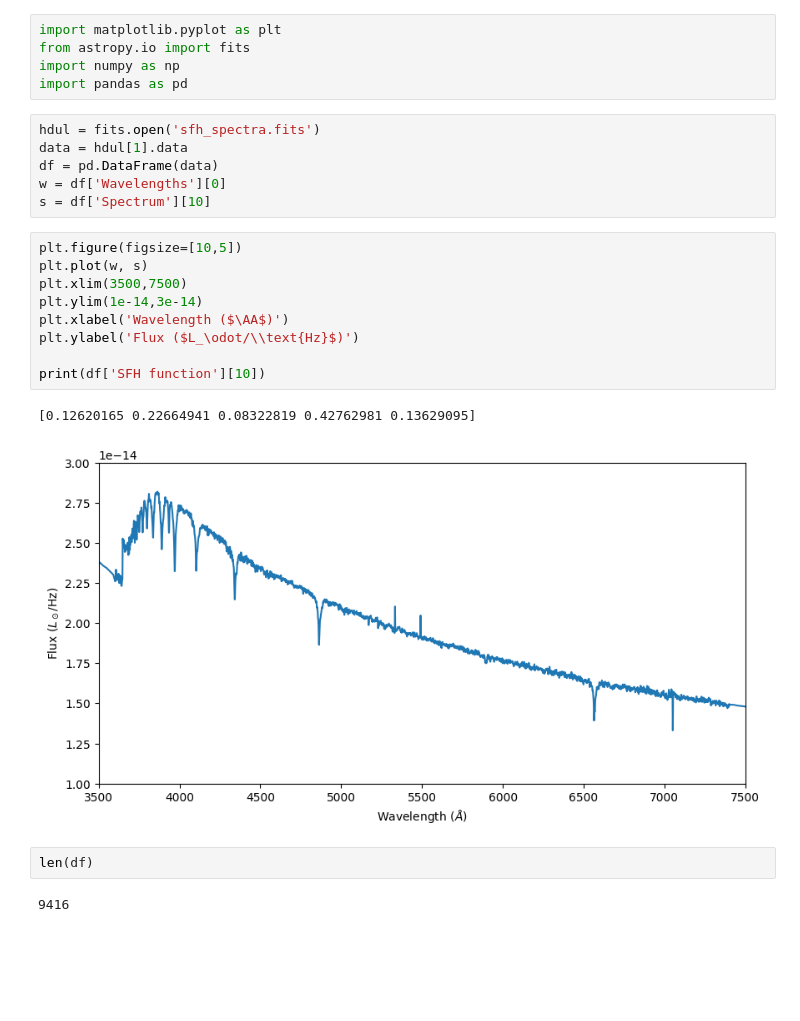
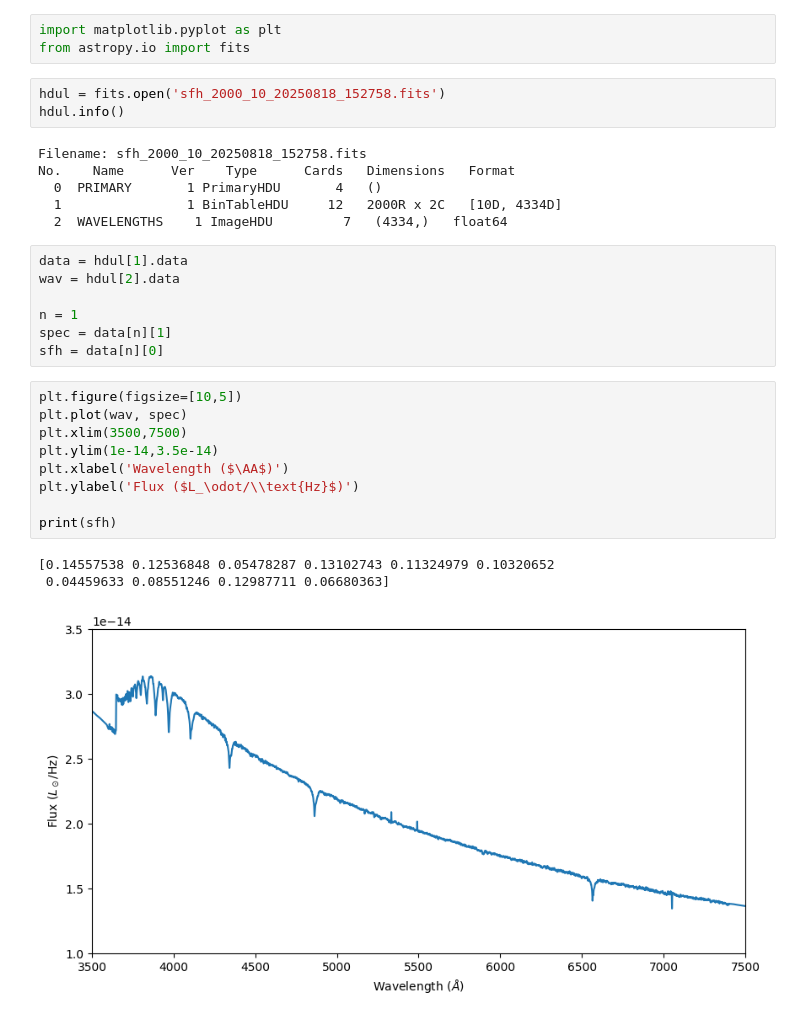
Before and after one commit to vernica-mehta/honours-project, a Jupyter notebook: sfh_test.ipynb, the cells around one changed output. Saved outputs shown, nothing was run; the diff lists cells and outputs as text; blank space fills up the shorter version.

Commit message:
fixing spectrum range

```diff
--- a/sfh_test.ipynb
+++ b/sfh_test.ipynb
@@ -1,27 +1,32 @@
 # %%
 import matplotlib.pyplot as plt
 from astropy.io import fits
-import numpy as np
-import pandas as pd
 # %%
-hdul = fits.open('sfh_spectra.fits')
-data = hdul[1].data
-df = pd.DataFrame(data)
-w = df['Wavelengths'][0]
-s = df['Spectrum'][10]
+hdul = fits.open('sfh_2000_10_20250818_152758.fits')
+hdul.info()
+# %% [output]
+Filename: sfh_2000_10_20250818_152758.fits
+No.    Name      Ver    Type      Cards   Dimensions   Format
+  0  PRIMARY       1 PrimaryHDU       4   ()
+  1                1 BinTableHDU     12   2000R x 2C   [10D, 4334D]
+  2  WAVELENGTHS    1 ImageHDU         7   (4334,)   float64
+# %%
+data = hdul[1].data
+wav = hdul[2].data
+
+n = 1
+spec = data[n][1]
+sfh = data[n][0]
 # %%
 plt.figure(figsize=[10,5])
-plt.plot(w, s)
+plt.plot(wav, spec)
 plt.xlim(3500,7500)
-plt.ylim(1e-14,3e-14)
+plt.ylim(1e-14,3.5e-14)
 plt.xlabel('Wavelength ($\AA$)')
 plt.ylabel('Flux ($L_\odot/\\text{Hz}$)')
 
-print(df['SFH function'][10])
+print(sfh)
 # %% [output]
-[0.12620165 0.22664941 0.08322819 0.42762981 0.13629095]
+[0.14557538 0.12536848 0.05478287 0.13102743 0.11324979 0.10320652
+ 0.04459633 0.08551246 0.12987711 0.06680363]
-[figure, old version]
+[figure, new version]
-# %%
-len(df)
-# %% [output]
-9416
```
Also changed, not shown: 4 other files.
